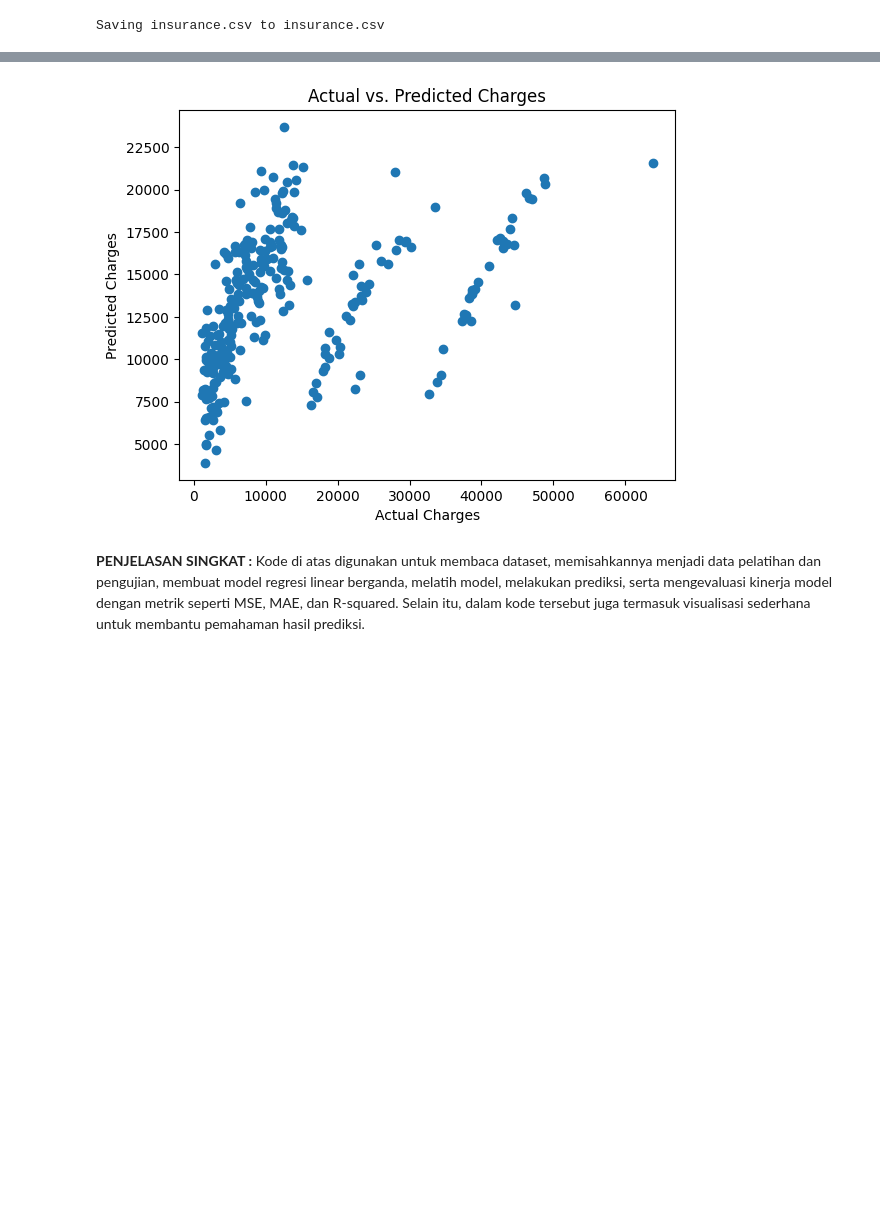
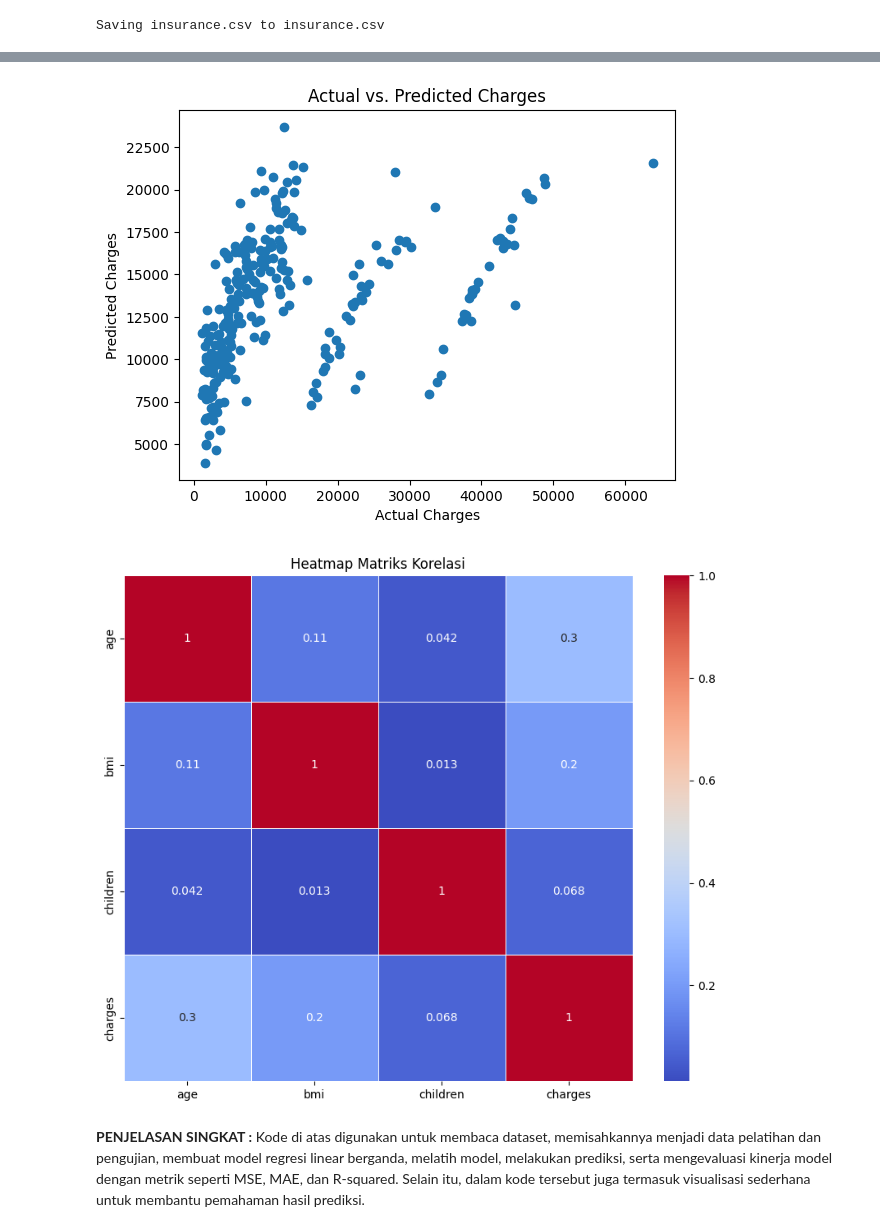
Before and after one commit to WidyaIn/MACHINE_LEARNING-SEM-5, a Jupyter notebook: modul03_tugas_praktikum_ML.ipynb, the cells around one changed output, grey strips where cells are left out. Cells and saved outputs as stored; diff of their text form; code cells hidden in the pictures; blank space fills up the shorter version.

```diff
--- a/modul03_tugas_praktikum_ML.ipynb
+++ b/modul03_tugas_praktikum_ML.ipynb
@@ -19,6 +19,7 @@ import pandas as pd
 from sklearn.model_selection import train_test_split
 from sklearn.linear_model import LinearRegression
 from sklearn.metrics import mean_squared_error, mean_absolute_error, r2_score
+import seaborn as sns
 
 # Membaca dataset
 # Membaca dataset dari file CSV
@@ -67,32 +68,40 @@ print("Mean Absolute Error (MAE):", mae)
 print("R-squared (R^2):", r2)
 
 # Visualisasi hasil (contoh: scatter plot)
 # Membuat scatter plot yang membandingkan nilai aktual dengan prediksi model.
 plt.scatter(y_test, y_pred)
 # Menambahkan judul pada plot.
 plt.xlabel("Actual Charges")
 plt.ylabel("Predicted Charges")
 plt.title("Actual vs. Predicted Charges")
 # Menampilkan visualisasi
 plt.show()
+
+# Menampilkan heatmap matriks korelasi
+correlation_matrix = data.corr()
+plt.figure(figsize=(10, 8))
+sns.heatmap(correlation_matrix, annot=True, cmap="coolwarm", linewidths=.5)
+plt.title("Heatmap Matriks Korelasi")
+plt.show()
 # %% [output]
    age     sex     bmi  children smoker     region      charges
 0   19  female  27.900         0    yes  southwest  16884.92400
 1   18    male  33.770         1     no  southeast   1725.55230
 2   28    male  33.000         3     no  southeast   4449.46200
 3   33    male  22.705         0     no  northwest  21984.47061
 4   32    male  28.880         0     no  northwest   3866.85520
 <class 'pandas.core.frame.DataFrame'>
 RangeIndex: 1338 entries, 0 to 1337
 Data columns (total 7 columns):
  #   Column    Non-Null Count  Dtype
 ---  ------    --------------  -----
  0   age       1338 non-null   int64
 ... (8 lines left out)
 None
 Mean Squared Error (MSE): 131201335.64669803
 Mean Absolute Error (MAE): 9181.311632897381
 R-squared (R^2): 0.15489592484270776
 [figure]
+[figure, added]
 # %% [markdown]
 **PENJELASAN SINGKAT :** Kode di atas digunakan untuk membaca dataset, memisahkannya menjadi data pelatihan dan pengujian, membuat model regresi linear berganda, melatih model, melakukan prediksi, serta mengevaluasi kinerja model dengan metrik seperti MSE, MAE, dan R-squared. Selain itu, dalam kode tersebut juga termasuk visualisasi sederhana untuk membantu pemahaman hasil prediksi.
```
